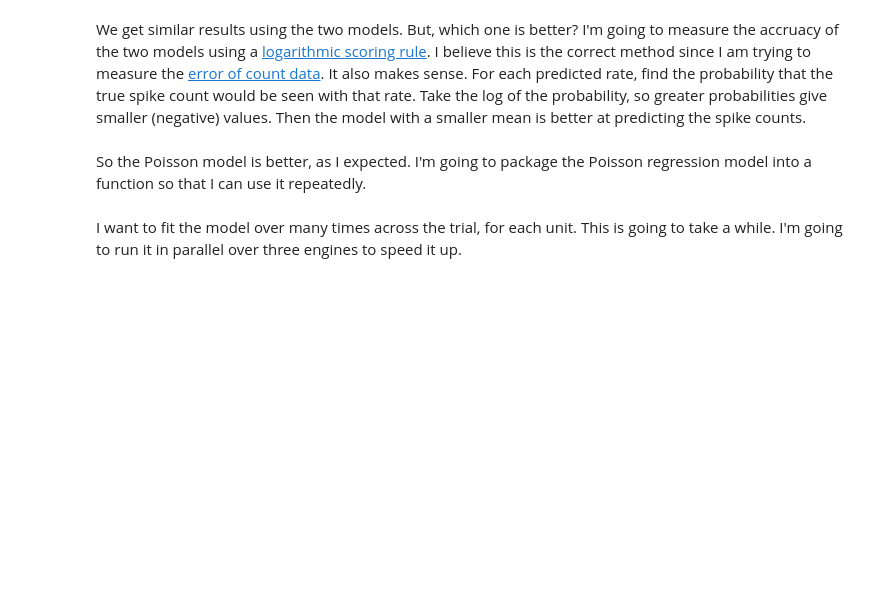
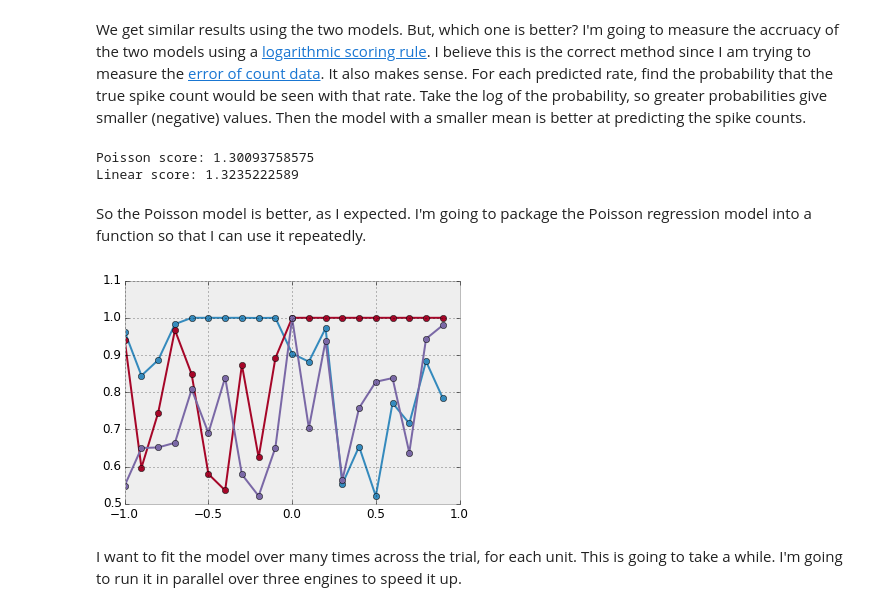
Before and after one commit to mcleonard/wm_paper, a Jupyter notebook: Goal selectivity.ipynb, the cells around one changed output. Cells and saved outputs as stored; diff of their text form; code cells hidden in the pictures; blank space fills up the shorter version.

```diff
--- a/Goal selectivity.ipynb
+++ b/Goal selectivity.ipynb
@@ -141,12 +146,11 @@ predictors = predictors.astype('int8')
 import theano.tensor as t
 with pm.Model() as poisson_model:
     # priors for coefficients
-    test = pm.Uniform('test', -1, 1)
-    #coeffs = pm.Uniform('coeffs', -10, 10, shape=3)
+    coeffs = pm.Uniform('coeffs', -10, 10, shape=(1, predictors.shape[1]))
 
-    #p = t.exp(pm.sum(coeffs*predictors.values, 1))
+    p = t.exp(pm.sum(coeffs*predictors.values, 1))
 
-    #obs = pm.Poisson('obs', p, observed=targets)
+    obs = pm.Poisson('obs', p, observed=targets)
 # %%
 with poisson_model:
     start = pm.find_MAP()
@@ -188,6 +200,9 @@ linear_score = -np.log(sp.stats.norm.pdf(spikes.values.ravel(),
                           scale=linear_trace['sigma'].mean())).mean()
 print('Poisson score: {} \
      \nLinear score: {}'.format(poisson_score, linear_score))
+# %% [output]
+Poisson score: 1.30093758575
+Linear score: 1.3235222589
 # %% [markdown]
 So the Poisson model is better, as I expected. I'm going to package the Poisson regression model into a function so that I can use it repeatedly.
 # %%
@@ -212,7 +227,9 @@ for i, each in enumerate(spikes):
                  np.mean(posterior[:,j]<=0)])
         ps[i,j] = p
 # %%
-plt.plot(spikes.columns, ps)
+_ = plt.plot(spikes.columns, ps, '-o')
+# %% [output]
+[figure, added]
 # %% [markdown]
 I want to fit the model over many times across the trial, for each unit. This is going to take a while. I'm going to run it in parallel over three engines to speed it up.
 # %%
```
Also changed, not shown: parts of 8 cells of this notebook.
